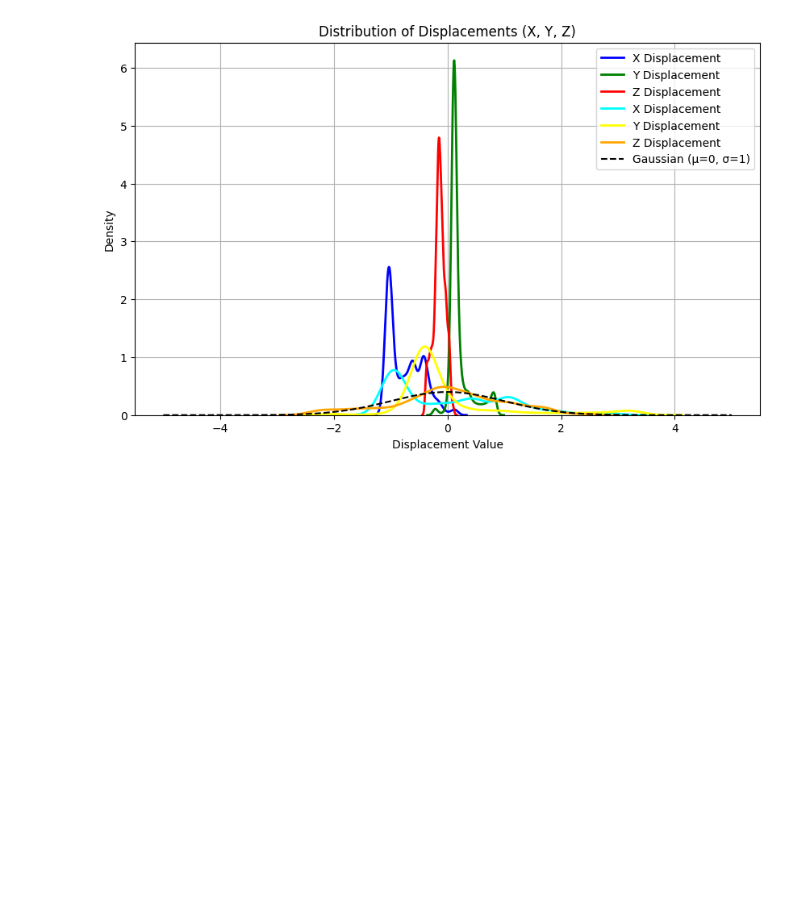
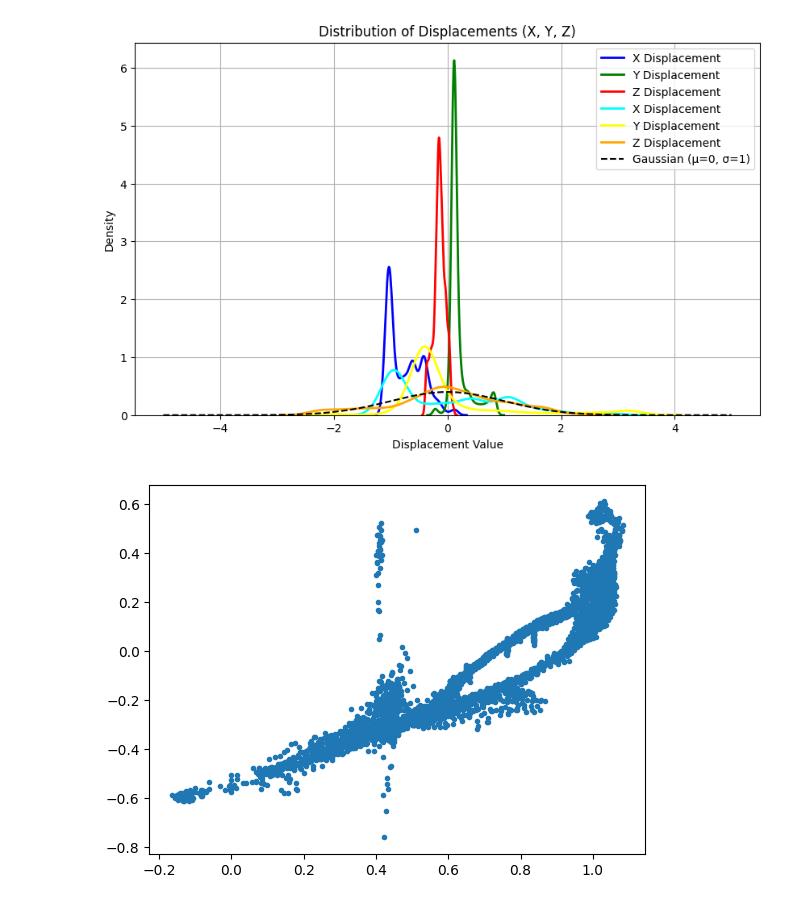
Before and after one commit to noor-malaika/lts-modulus, a Jupyter notebook: shell_mgn/eda.ipynb, the cells around one changed output. Cells and saved outputs as stored; diff of their text form; code cells hidden in the pictures; blank space fills up the shorter version.

```diff
--- a/shell_mgn/eda.ipynb
+++ b/shell_mgn/eda.ipynb
@@ -118,3 +118,14 @@ plt.grid(True)
 plt.show()
 # %% [output]
 [figure]
+# %%
+import pyvista as pv
+
+path = "/home/sces213/Malaika/lts_modulus/shell_mgn/results_v2_log_cosh_without_weights/shell_graph_0.vtp"
+pv_mesh = pv.read(path)
+coords = np.array(pv_mesh.points[:, 0:3])
+# %%
+plt.scatter(pv_mesh.point_data["disp_x"], pv_mesh.point_data["pred_disp_x"], marker='.')
+plt.show()
+# %% [output]
+[figure, added]
```
Also changed, not shown: parts of 2 cells of this notebook, 2 other files.
